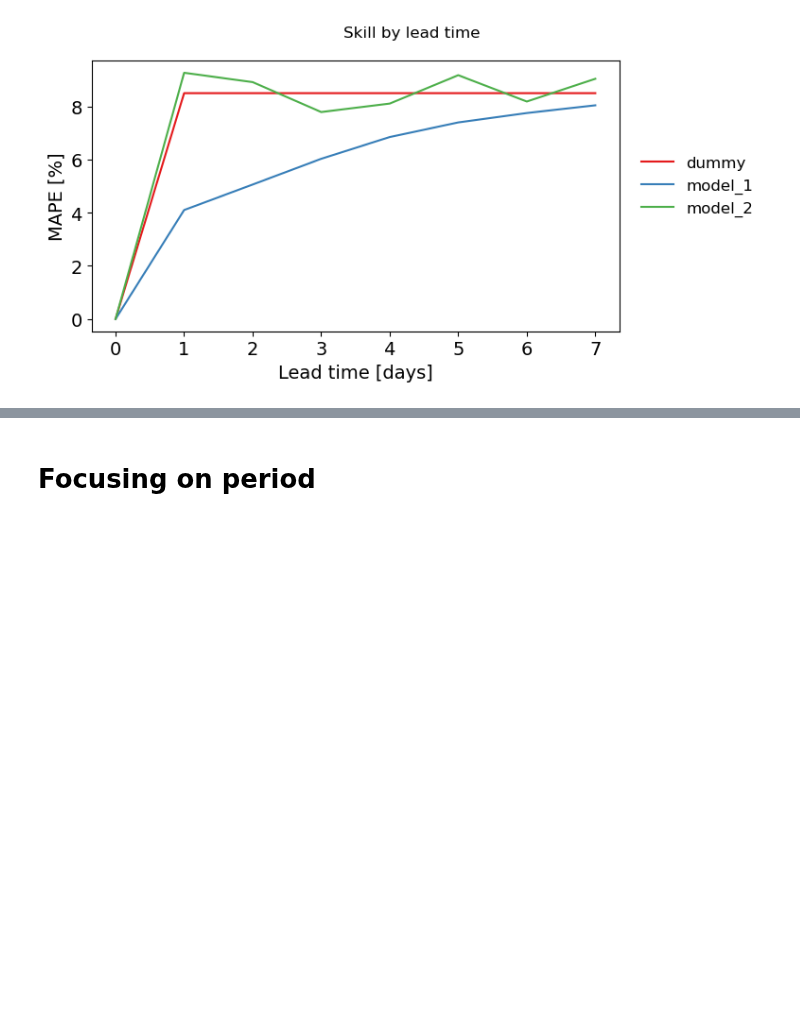
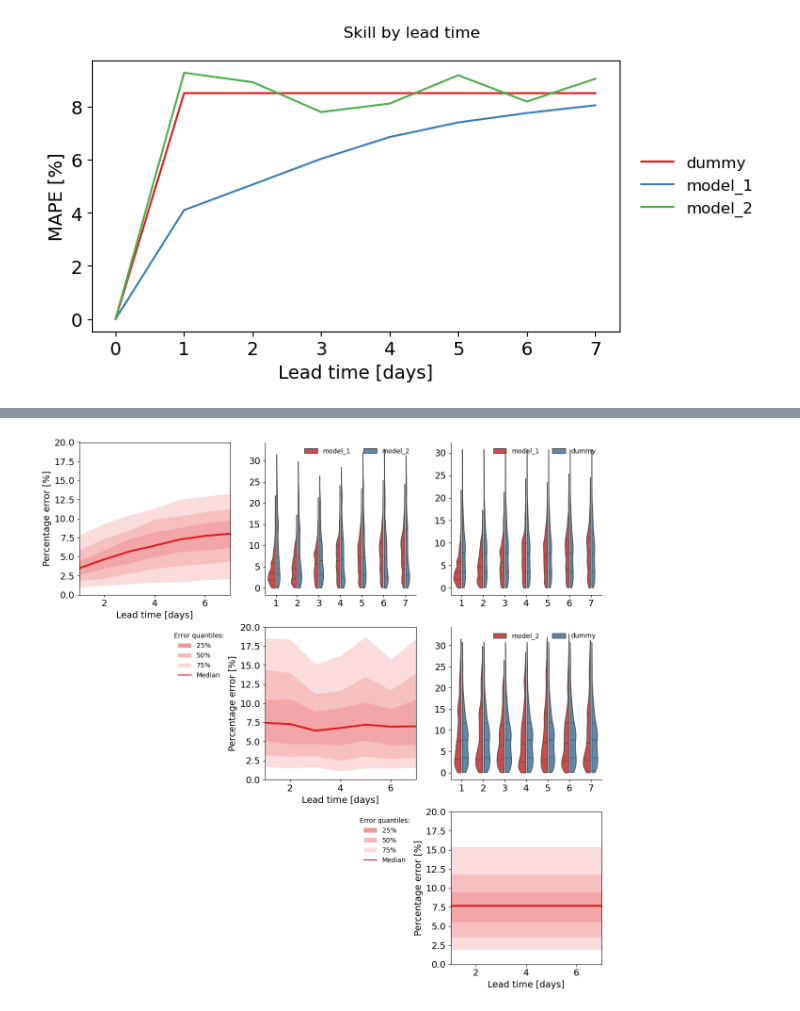
Before and after one commit to DHI/modelskill, a Jupyter notebook: notebooks/Forecast_skill.ipynb, the cells around one changed output, grey strips where cells are left out. Saved outputs shown, nothing was run; the diff lists cells and outputs as text; code cells hidden in the pictures; blank space fills up the shorter version.

```diff
--- a/notebooks/Forecast_skill.ipynb
+++ b/notebooks/Forecast_skill.ipynb
@@ -118,11 +149,9 @@ The skilltable returns one value per category, e.g. (model_1, lead_time=2) and w
 # %%
-df1 = pd.melt(matched_model_results.reset_index(), id_vars=["time", "lead_time", "observation"], var_name="model")
+def generate_melted_error_df(matched_results):
+    melted_model_results = pd.melt(matched_results.reset_index(), id_vars=["time", "lead_time", "observation"], var_name="model")
 
-df1["error"] = df1["observation"] - df1["value"]
-df1["absolute_error"] = abs(df1["error"])
-df1["percentage_error"] = 100 * df1["absolute_error"] / df1["observation"]
+    melted_model_results["error"] = melted_model_results["observation"] - melted_model_results["value"]
+    melted_model_results["absolute_error"] = abs(melted_model_results["error"])
+    melted_model_results["percentage_error"] = 100 * melted_model_results["absolute_error"] / melted_model_results["observation"]
 
-ylabel_dict = {"error": "Error", "absolute_error": "Absolute error", "percentage_error": "Percentage error [%]"}
-errorcol = "percentage_error"
-
-models = df1["model"].unique().tolist()
+    return melted_model_results
@@ -198,2 +246,5 @@ plt.show()
-# %% [markdown]
-# Focusing on period
+# %%
+melted_results = generate_melted_error_df(matched_model_results)
+plot_error_distribution_array(melted_results)
+# %% [output]
+[figure, added]
```
Also changed, not shown: parts of 28 cells of this notebook.
